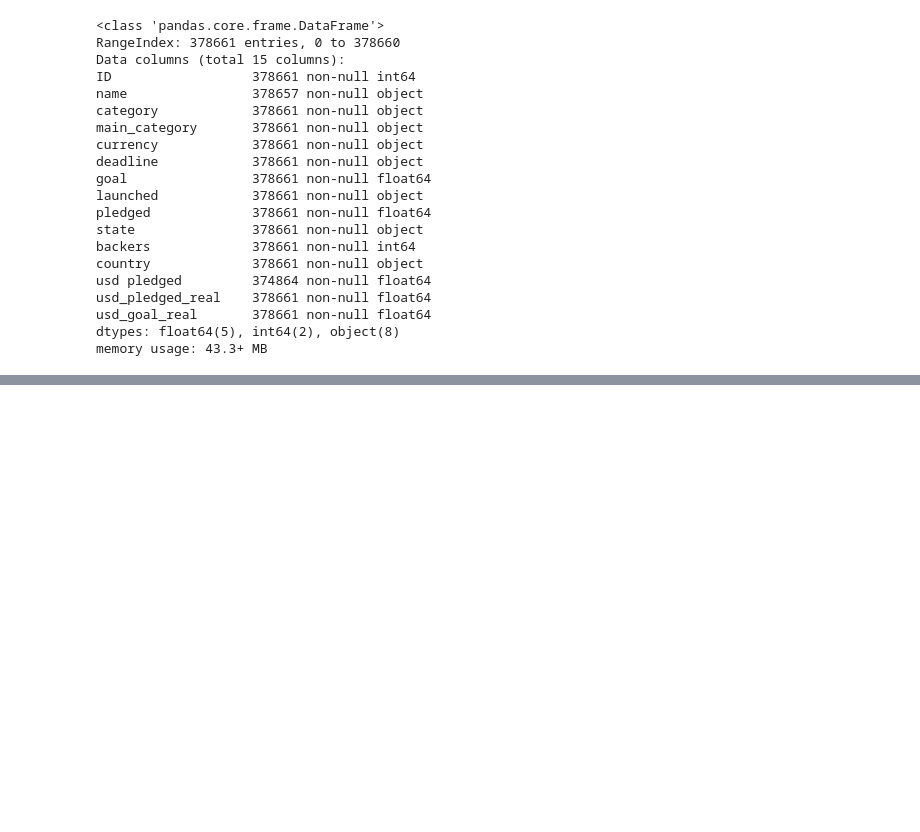
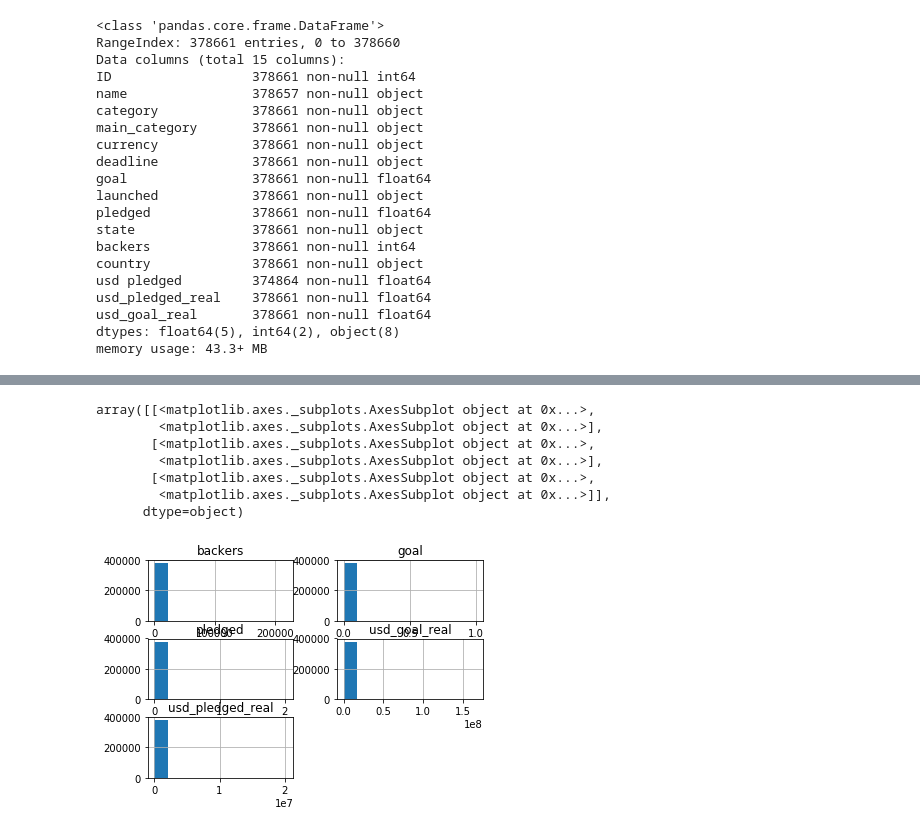
Before and after one commit to marisfont/madrid-oct-2018, a Jupyter notebook: module-2/data-analysis-with-pandas/your-code/your-code.ipynb, the cells around one changed output, grey strips where cells are left out. Drawn from its saved outputs; the diff is of its cells as text; code cells hidden in the pictures; blank space fills up the shorter version.

```diff
--- a/module-2/data-analysis-with-pandas/your-code/your-code.ipynb
+++ b/module-2/data-analysis-with-pandas/your-code/your-code.ipynb
@@ -64,0 +118,11 @@ kickstarter.describe()
+# %%
+kickstarter.hist()
+# %% [output]
+array([[<matplotlib.axes._subplots.AxesSubplot object at 0x...>,
+        <matplotlib.axes._subplots.AxesSubplot object at 0x...>],
+       [<matplotlib.axes._subplots.AxesSubplot object at 0x...>,
+        <matplotlib.axes._subplots.AxesSubplot object at 0x...>],
+       [<matplotlib.axes._subplots.AxesSubplot object at 0x...>,
+        <matplotlib.axes._subplots.AxesSubplot object at 0x...>]],
+      dtype=object)
+[figure, added]
```
Also changed, not shown: parts of 17 cells of this notebook.
